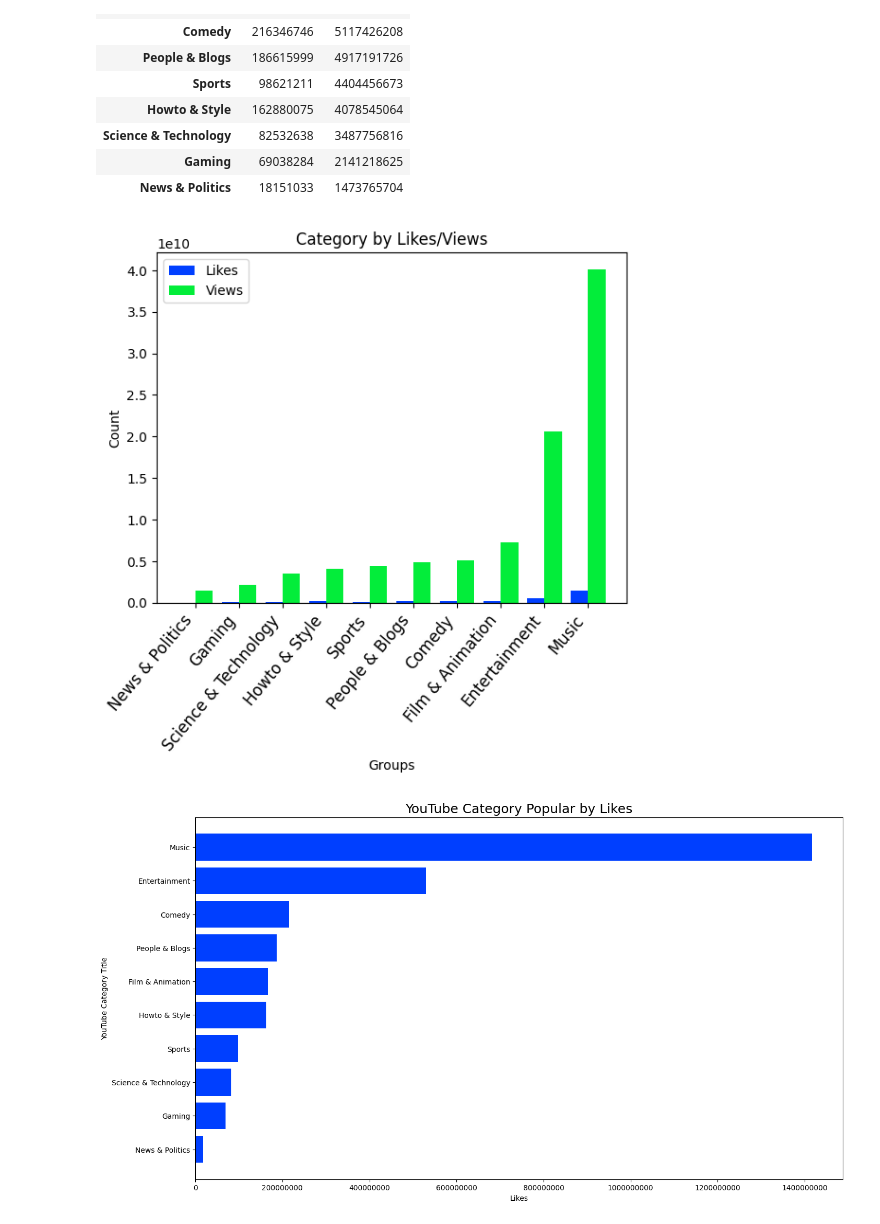
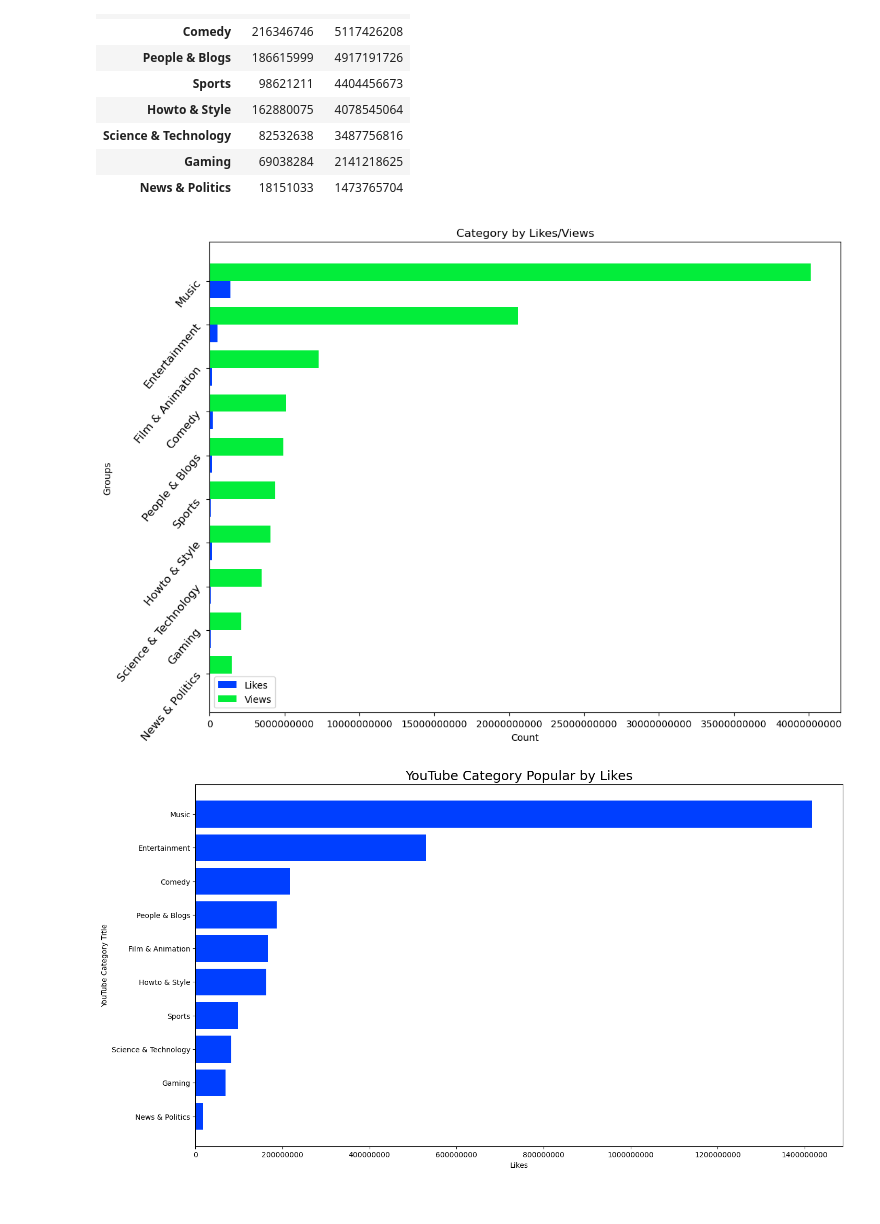
Before and after one commit to morgancoad/pandas-eda-casestudy-overview, a Jupyter notebook: notebooks/test_youtube.ipynb, the cells around one changed output. Drawn from its saved outputs; the diff is of its cells as text; code cells hidden in the pictures.

```diff
--- a/notebooks/test_youtube.ipynb
+++ b/notebooks/test_youtube.ipynb
@@ -374,27 +377,29 @@ id_list_all_vars.sort_values(by='views',ascending=False)
 | Gaming | 69038284 | 2141218625 |
 | News & Politics | 18151033 | 1473765704 |
 # %%
+fig, ax = plt.subplots(figsize=(12,9))
 likes = id_list_all_vars['likes']
 views = id_list_all_vars['views']
 cat_name = id_list_all_vars.index
 # X = ['Group A','Group B','Group C','Group D']
 # Ygirls = [10,20,20,40]
 # Zboys = [20,30,25,30]
 
 cat_name_axis = np.arange(len(cat_name))
 
-plt.bar(cat_name_axis - 0.2, likes, 0.4, label = 'Likes')
-plt.bar(cat_name_axis + 0.2, views, 0.4, label = 'Views')
+plt.barh(cat_name_axis - 0.2, likes, 0.4, label = 'Likes')
+plt.barh(cat_name_axis + 0.2, views, 0.4, label = 'Views')
 
 #ax.set_xticklabels(cat_name, rotation=60, horizontalalignment='right', fontsize='12')
-plt.xticks(cat_name_axis, cat_name, rotation=50, horizontalalignment='right', fontsize='12')
-plt.xlabel("Groups")
-plt.ylabel("Count")
+ax.ticklabel_format(axis='x',style='plain')
+plt.yticks(cat_name_axis, cat_name, rotation=50, horizontalalignment='right', fontsize='12')
+plt.xlabel("Count")
+plt.ylabel("Groups")
 plt.title("Category by Likes/Views")
 plt.legend()
 plt.show()
 # %% [output]
-[figure, old version]
+[figure, new version]
 # %%
 fig, ax = plt.subplots(figsize=(16,9))
 id_list_all_vars = id_list_all_vars.sort_values('likes', ascending=True)
```
Also changed, not shown: parts of 10 cells of this notebook, 4 other files.
